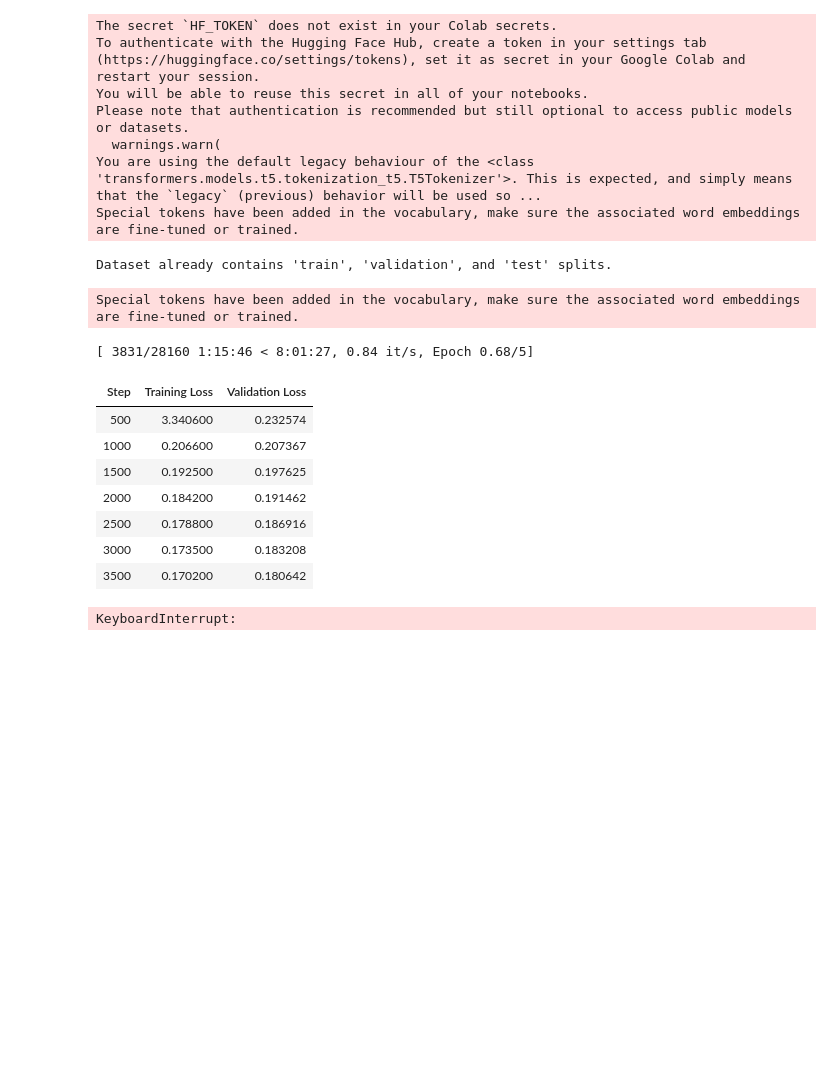
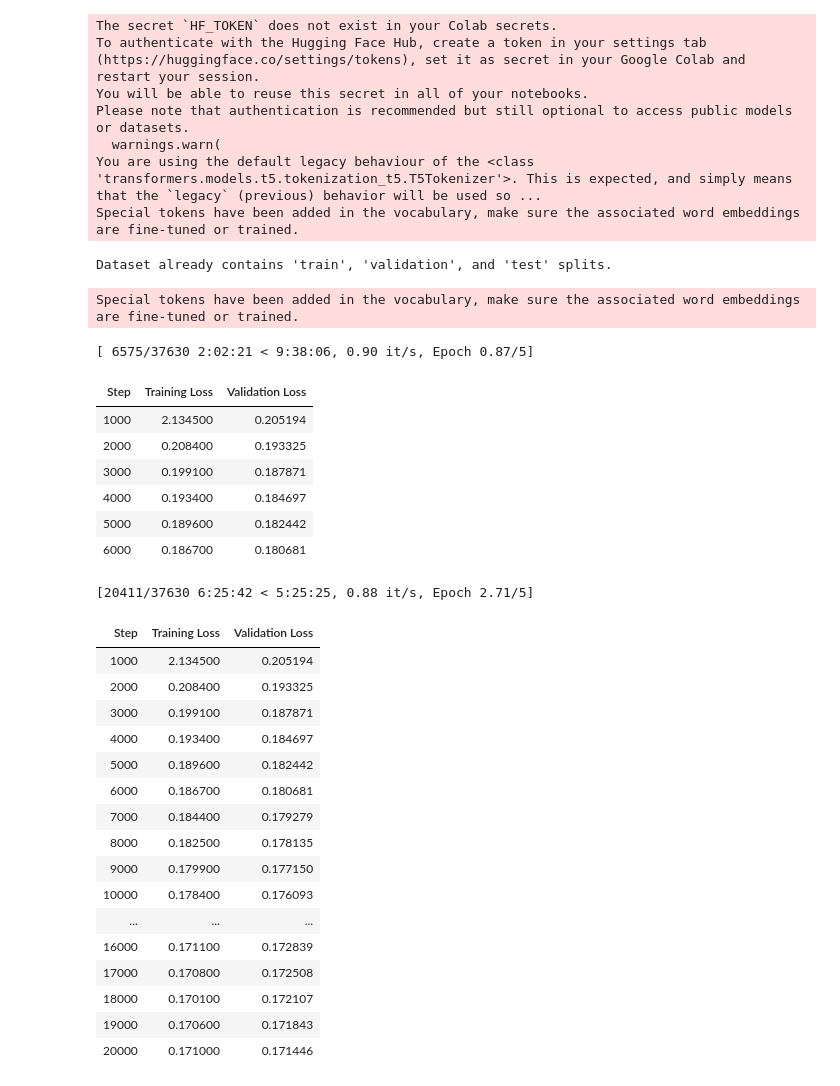
Before and after one commit to yoones-vaezi/GATech-CSE6040, a Jupyter notebook: Untitled6.ipynb, the cells around one changed output. Drawn from its saved outputs; the diff is of its cells as text; code cells hidden in the pictures; blank space fills up the shorter version.

```diff
--- a/Untitled6.ipynb
+++ b/Untitled6.ipynb
@@ -44,4 +45,4 @@ import shutil
 # %%
-t5_model_name = 't5-base'
+t5_model_name = 'google-t5/t5-base'
 max_length = 128
 # %%
@@ -279,12 +276,12 @@ def setup_model_and_args(model_name="t5-small", output_dir="./results", **kwargs
         "weight_decay":0.01,  # Weight decay to avoid overfitting
         "num_train_epochs":1,  # Number of training epochs
         "fp16":False,#torch.cuda.is_available(),  # Enable mixed precision training if a GPU is available
-        "logging_dir":'./logs',  # Directory for storing logs
-        "logging_steps":500,  # Log training progress every 10 steps
-        "eval_steps":500,  # Evaluate the model every 500 steps
+        "logging_dir":'./logs_combined',  # Directory for storing logs
+        "logging_steps":1000,  # Log training progress every 10 steps
+        "eval_steps":1000,  # Evaluate the model every 500 steps
         "save_steps":5000,  # Save model checkpoint every 500 steps
         "load_best_model_at_end":True,  # Load the best model found during training
-        # "metric_for_best_model": "bleu",  # Example: Monitor BLEU score to save the best model
+        # "metric_for_best_model": "cosine_similarity",  # Example: Monitor BLEU score to save the best model
         # "greater_is_better": True,  # Set to False if a lower value is better (e.g., for loss)
         "metric_for_best_model": "eval_loss",
         "greater_is_better": False,
@@ -356,26 +353,45 @@ def fine_tune_t5(dataset_path, output_dir="./fine_tuned_t5",model_name='t5_small
     return trainer, eval_results
 # %%
 trainer, results = fine_tune_t5(
-        "hotpotqa_dataset",
-        output_dir=f"./fine_tuned_{t5_model_name}_hotpotqa",
+        "combined_dataset",
+        output_dir=f"./fine_tuned_{t5_model_name.replace('/','-')}_combined",
         model_name = t5_model_name,
         split_ratios=(0.8, 0.1, 0.1),
         num_train_epochs=5,
         use_cpu = False,
         learning_rate=3e-5,  # Override the default learning rate
-        per_device_train_batch_size=16,
-        per_device_eval_batch_size=16
+        per_device_train_batch_size=32,
+        per_device_eval_batch_size=32,
+        logging_steps=1000,  # Log training progress every 10 steps
+        eval_steps=1000,  # Evaluate the model every 500 steps
+        save_steps=5000,  # Save model checkpoint every 500 steps
     )
 # %% [output]
 Dataset already contains 'train', 'validation', and 'test' splits.
 Special tokens have been added in the vocabulary, make sure the associated word embeddings are fine-tuned or trained.
-[ 3831/28160 1:15:46 < 8:01:27, 0.84 it/s, Epoch 0.68/5]
+[ 6575/37630 2:02:21 < 9:38:06, 0.90 it/s, Epoch 0.87/5]
 | Step | Training Loss | Validation Loss |
-| 500 | 3.340600 | 0.232574 |
-| 1000 | 0.206600 | 0.207367 |
-| 1500 | 0.192500 | 0.197625 |
-| 2000 | 0.184200 | 0.191462 |
-| 2500 | 0.178800 | 0.186916 |
-| 3000 | 0.173500 | 0.183208 |
-| 3500 | 0.170200 | 0.180642 |
+| 1000 | 2.134500 | 0.205194 |
+| 2000 | 0.208400 | 0.193325 |
+| 3000 | 0.199100 | 0.187871 |
+| 4000 | 0.193400 | 0.184697 |
+| 5000 | 0.189600 | 0.182442 |
+| 6000 | 0.186700 | 0.180681 |
-KeyboardInterrupt:
+[20411/37630 6:25:42 < 5:25:25, 0.88 it/s, Epoch 2.71/5]
+| Step | Training Loss | Validation Loss |
+| 1000 | 2.134500 | 0.205194 |
+| 2000 | 0.208400 | 0.193325 |
+| 3000 | 0.199100 | 0.187871 |
+| 4000 | 0.193400 | 0.184697 |
+| 5000 | 0.189600 | 0.182442 |
+| 6000 | 0.186700 | 0.180681 |
+| 7000 | 0.184400 | 0.179279 |
+| 8000 | 0.182500 | 0.178135 |
+| 9000 | 0.179900 | 0.177150 |
+| 10000 | 0.178400 | 0.176093 |
+| ... | ... | ... |
+| 16000 | 0.171100 | 0.172839 |
+| 17000 | 0.170800 | 0.172508 |
+| 18000 | 0.170100 | 0.172107 |
+| 19000 | 0.170600 | 0.171843 |
+| 20000 | 0.171000 | 0.171446 |
```
Also changed, not shown: parts of 13 cells of this notebook.
